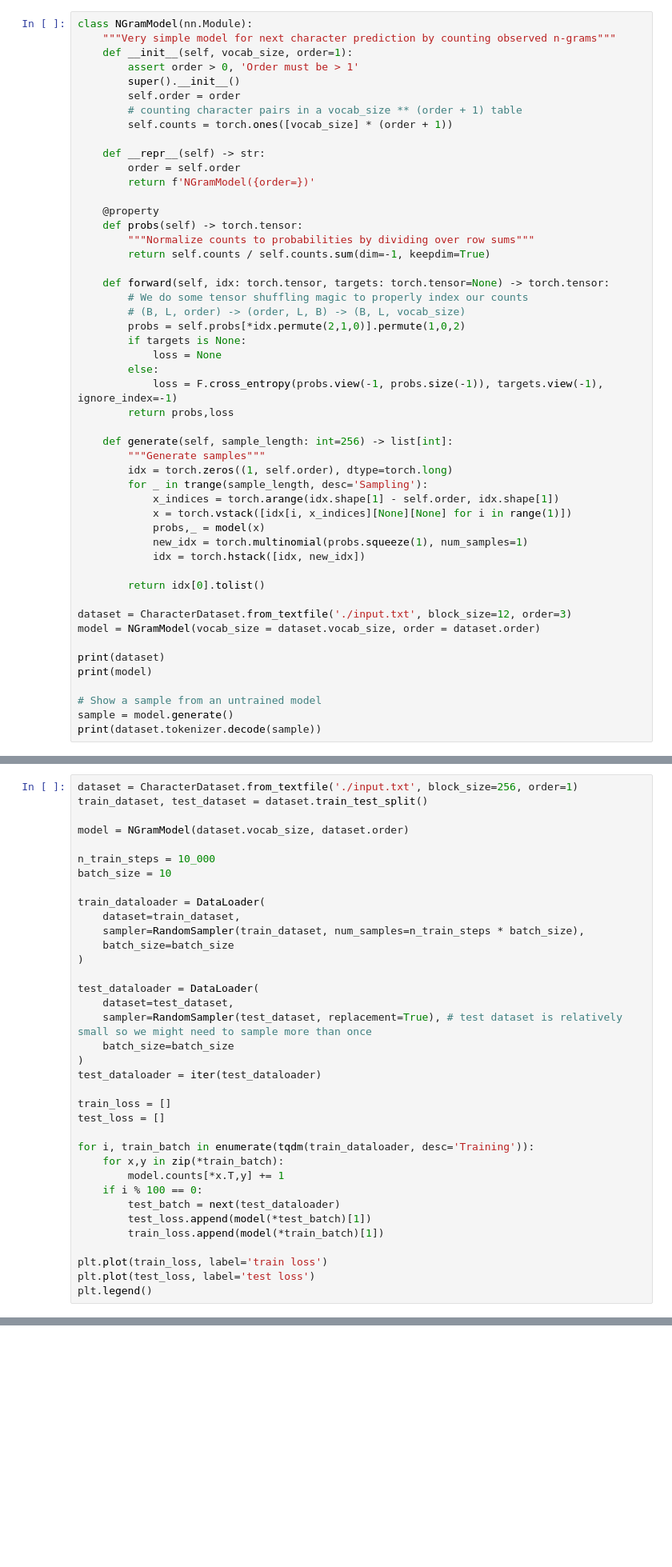
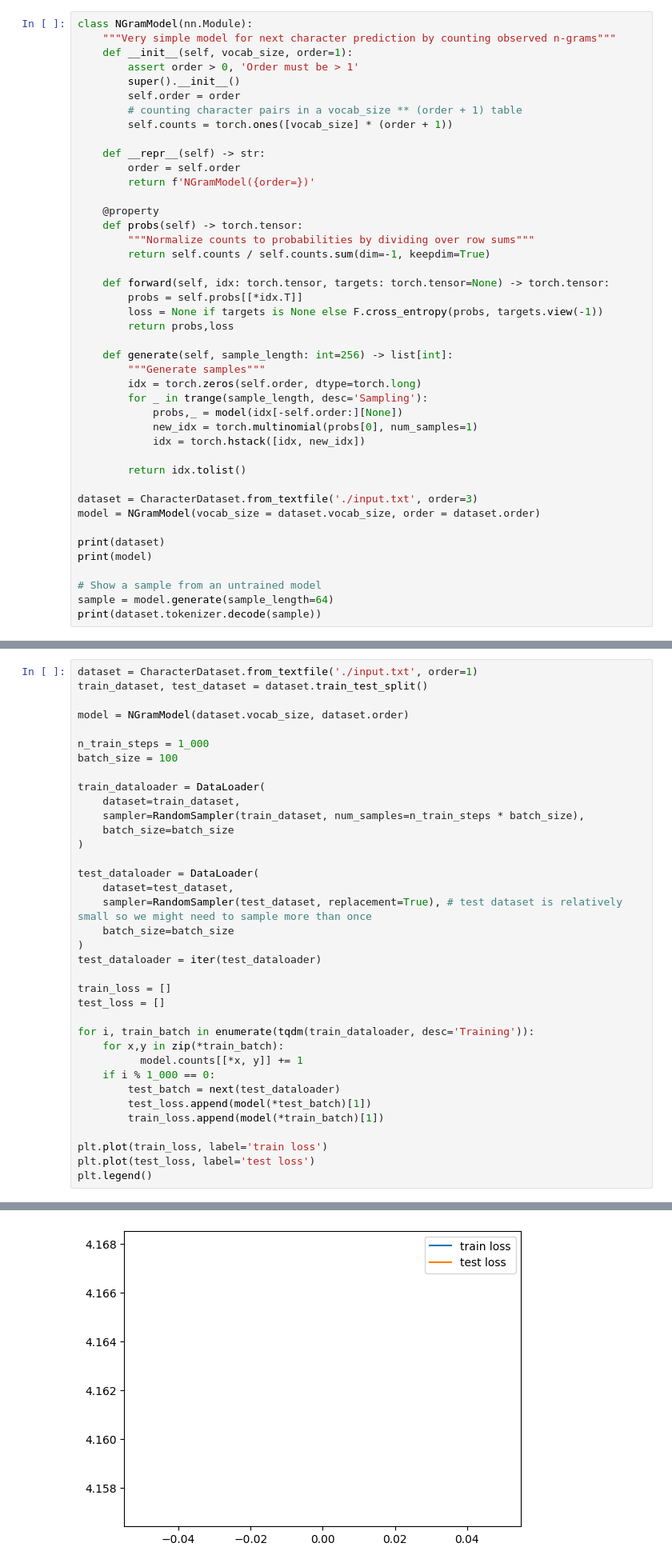
Before and after one commit to holmrenser/deep_learning, a Jupyter notebook: W4D1_markov_prediction.ipynb, the cells around one changed output, grey strips where cells are left out. Shown at 80% size. Saved outputs shown, nothing was run; the diff lists cells and outputs as text; blank space fills up the shorter version.

Commit message:
day 2, new dataset

```diff
--- a/W4D1_markov_prediction.ipynb
+++ b/W4D1_markov_prediction.ipynb
@@ -198,33 +210,26 @@ class NGramModel(nn.Module):
         return self.counts / self.counts.sum(dim=-1, keepdim=True)
 
     def forward(self, idx: torch.tensor, targets: torch.tensor=None) -> torch.tensor:
-        # We do some tensor shuffling magic to properly index our counts
-        # (B, L, order) -> (order, L, B) -> (B, L, vocab_size)
-        probs = self.probs[*idx.permute(2,1,0)].permute(1,0,2)
-        if targets is None:
-            loss = None
-        else:
-            loss = F.cross_entropy(probs.view(-1, probs.size(-1)), targets.view(-1), ignore_index=-1)
+        probs = self.probs[[*idx.T]]
+        loss = None if targets is None else F.cross_entropy(probs, targets.view(-1))
         return probs,loss
 
     def generate(self, sample_length: int=256) -> list[int]:
         """Generate samples"""
-        idx = torch.zeros((1, self.order), dtype=torch.long)
+        idx = torch.zeros(self.order, dtype=torch.long)
         for _ in trange(sample_length, desc='Sampling'):
-            x_indices = torch.arange(idx.shape[1] - self.order, idx.shape[1])
-            x = torch.vstack([idx[i, x_indices][None][None] for i in range(1)])
-            probs,_ = model(x)
-            new_idx = torch.multinomial(probs.squeeze(1), num_samples=1)
+            probs,_ = model(idx[-self.order:][None])
+            new_idx = torch.multinomial(probs[0], num_samples=1)
             idx = torch.hstack([idx, new_idx])
 
-        return idx[0].tolist()
+        return idx.tolist()
 
-dataset = CharacterDataset.from_textfile('./input.txt', block_size=12, order=3)
+dataset = CharacterDataset.from_textfile('./input.txt', order=3)
 model = NGramModel(vocab_size = dataset.vocab_size, order = dataset.order)
 
 print(dataset)
 print(model)
 
 # Show a sample from an untrained model
-sample = model.generate()
+sample = model.generate(sample_length=64)
 print(dataset.tokenizer.decode(sample))
@@ -232,13 +243,13 @@ print(dataset.tokenizer.decode(sample))
 ## Training
 Note that whereas we can call this 'training', all the code below does is count character pairs (triples, etc...) and update the pair count table of the model.
 # %%
-dataset = CharacterDataset.from_textfile('./input.txt', block_size=256, order=1)
+dataset = CharacterDataset.from_textfile('./input.txt', order=1)
 train_dataset, test_dataset = dataset.train_test_split()
 
 model = NGramModel(dataset.vocab_size, dataset.order)
 
-n_train_steps = 10_000
-batch_size = 10
+n_train_steps = 1_000
+batch_size = 100
 
 train_dataloader = DataLoader(
     dataset=train_dataset,
@@ -258,8 +269,8 @@ test_loss = []
 
 for i, train_batch in enumerate(tqdm(train_dataloader, desc='Training')):
     for x,y in zip(*train_batch):
-        model.counts[*x.T,y] += 1
-    if i % 100 == 0:
+          model.counts[[*x, y]] += 1
+    if i % 1_000 == 0:
         test_batch = next(test_dataloader)
         test_loss.append(model(*test_batch)[1])
         train_loss.append(model(*train_batch)[1])
@@ -267,3 +278,4 @@ for i, train_batch in enumerate(tqdm(train_dataloader, desc='Training')):
 plt.plot(train_loss, label='train loss')
 plt.plot(test_loss, label='test loss')
 plt.legend()
+# %% [output]
@@ -270,3 +283,4 @@ plt.legend()
+[figure, added]
 # %% [markdown]
 ## Evaluation
 The model has learned some structure, e.g. there are probably a bit more newlines and a colon is always followed by a newline.
```
Also changed, not shown: parts of 7 cells of this notebook, 9 other files.
